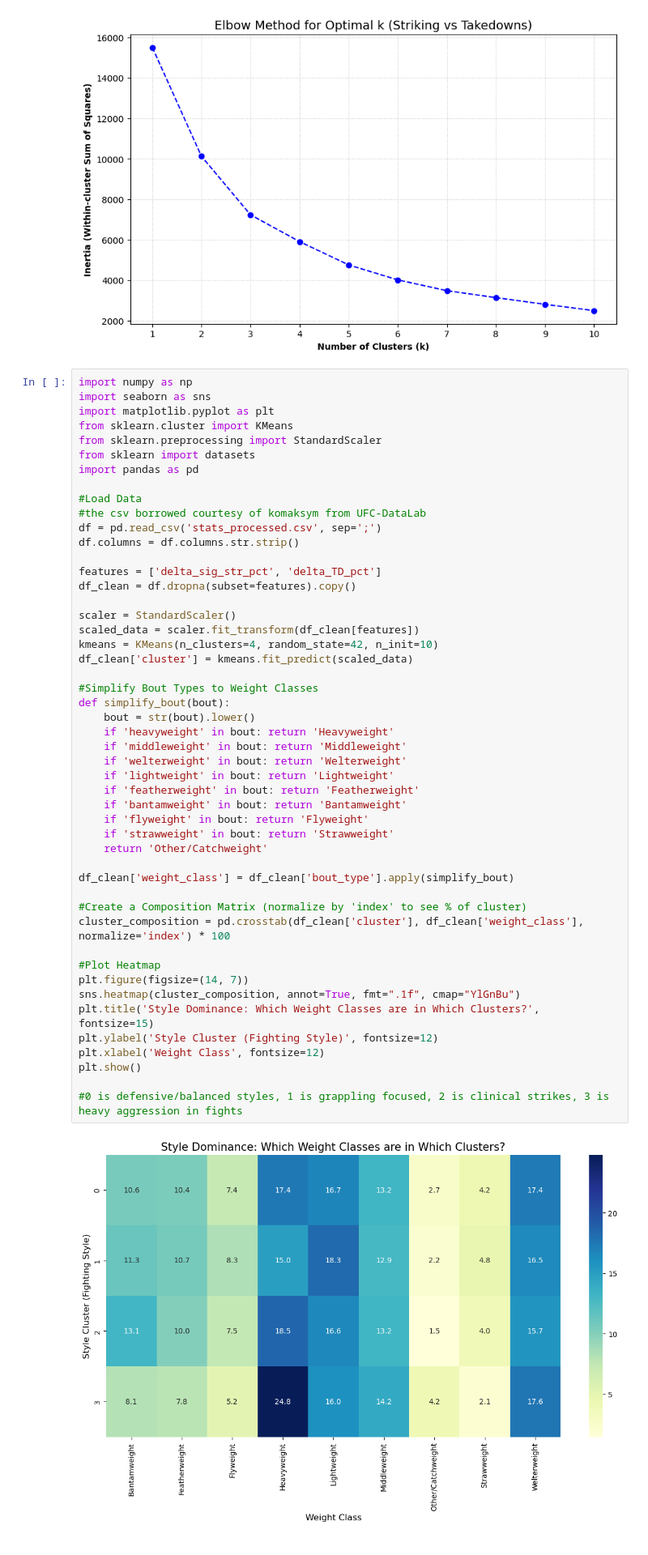
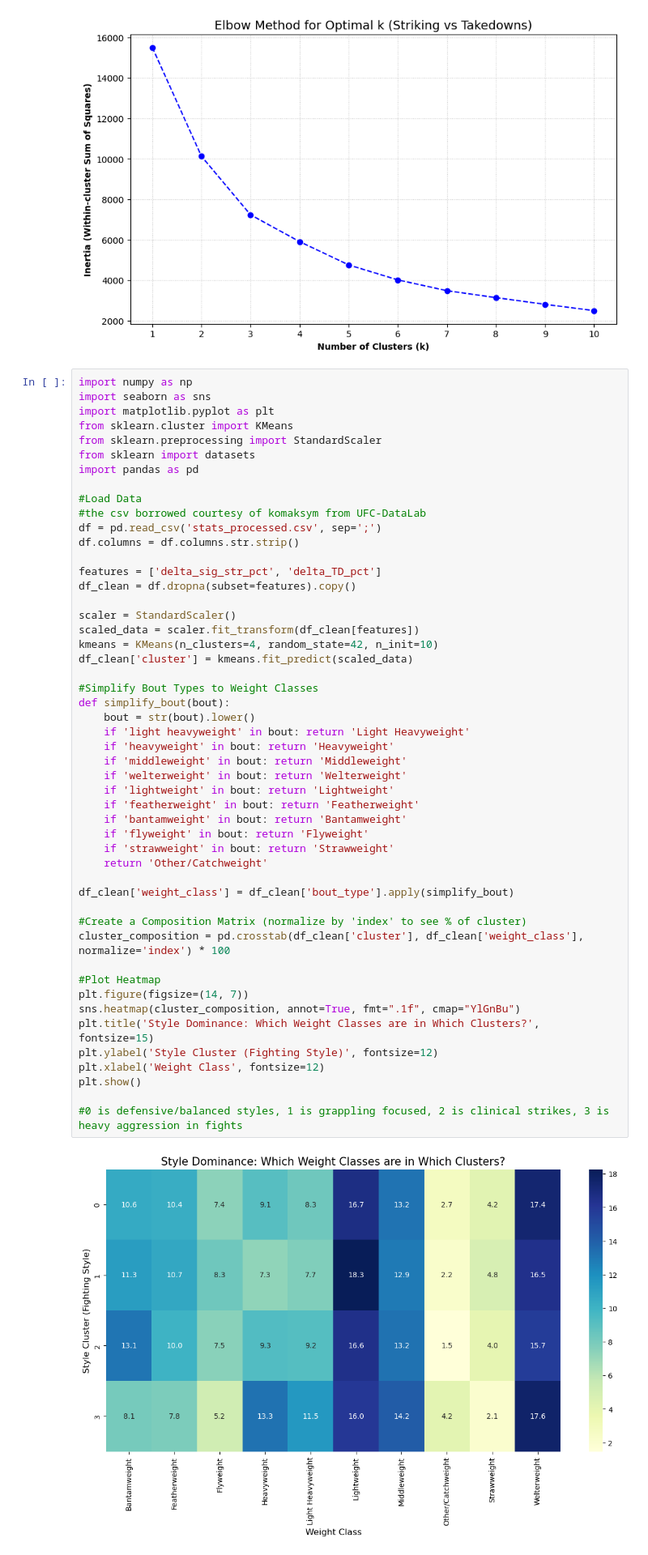
Before and after one commit to Mpark2003/cs4412-project-MP, a Jupyter notebook: MMA dataset/Initial_Implementation_Mason_Park.ipynb, the cells around one changed output. Shown at 81% size. Drawn from its saved outputs; the diff is of its cells as text.

```diff
--- a/MMA dataset/Initial_Implementation_Mason_Park.ipynb
+++ b/MMA dataset/Initial_Implementation_Mason_Park.ipynb
@@ -70,34 +70,35 @@ kmeans = KMeans(n_clusters=4, random_state=42, n_init=10)
 df_clean['cluster'] = kmeans.fit_predict(scaled_data)
 
 #Simplify Bout Types to Weight Classes
 def simplify_bout(bout):
     bout = str(bout).lower()
+    if 'light heavyweight' in bout: return 'Light Heavyweight'
     if 'heavyweight' in bout: return 'Heavyweight'
     if 'middleweight' in bout: return 'Middleweight'
     if 'welterweight' in bout: return 'Welterweight'
     if 'lightweight' in bout: return 'Lightweight'
     if 'featherweight' in bout: return 'Featherweight'
     if 'bantamweight' in bout: return 'Bantamweight'
     if 'flyweight' in bout: return 'Flyweight'
     if 'strawweight' in bout: return 'Strawweight'
     return 'Other/Catchweight'
 
 df_clean['weight_class'] = df_clean['bout_type'].apply(simplify_bout)
 
 #Create a Composition Matrix (normalize by 'index' to see % of cluster)
 cluster_composition = pd.crosstab(df_clean['cluster'], df_clean['weight_class'], normalize='index') * 100
 
 #Plot Heatmap
 plt.figure(figsize=(14, 7))
 sns.heatmap(cluster_composition, annot=True, fmt=".1f", cmap="YlGnBu")
 plt.title('Style Dominance: Which Weight Classes are in Which Clusters?', fontsize=15)
 plt.ylabel('Style Cluster (Fighting Style)', fontsize=12)
 plt.xlabel('Weight Class', fontsize=12)
 plt.show()
 
 #0 is defensive/balanced styles, 1 is grappling focused, 2 is clinical strikes, 3 is heavy aggression in fights
 # %% [output]
-[figure, old version]
+[figure, new version]
 # %%
 import numpy as np
 import matplotlib.pyplot as plt
```
